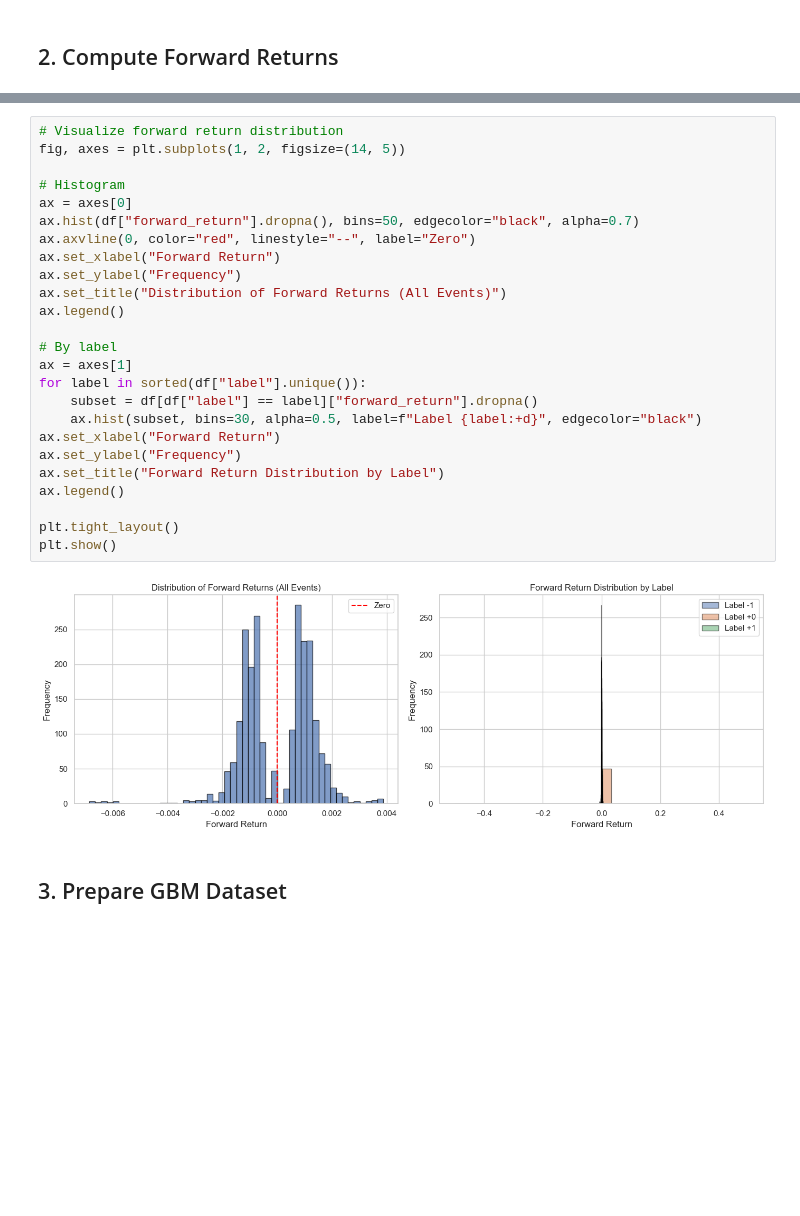
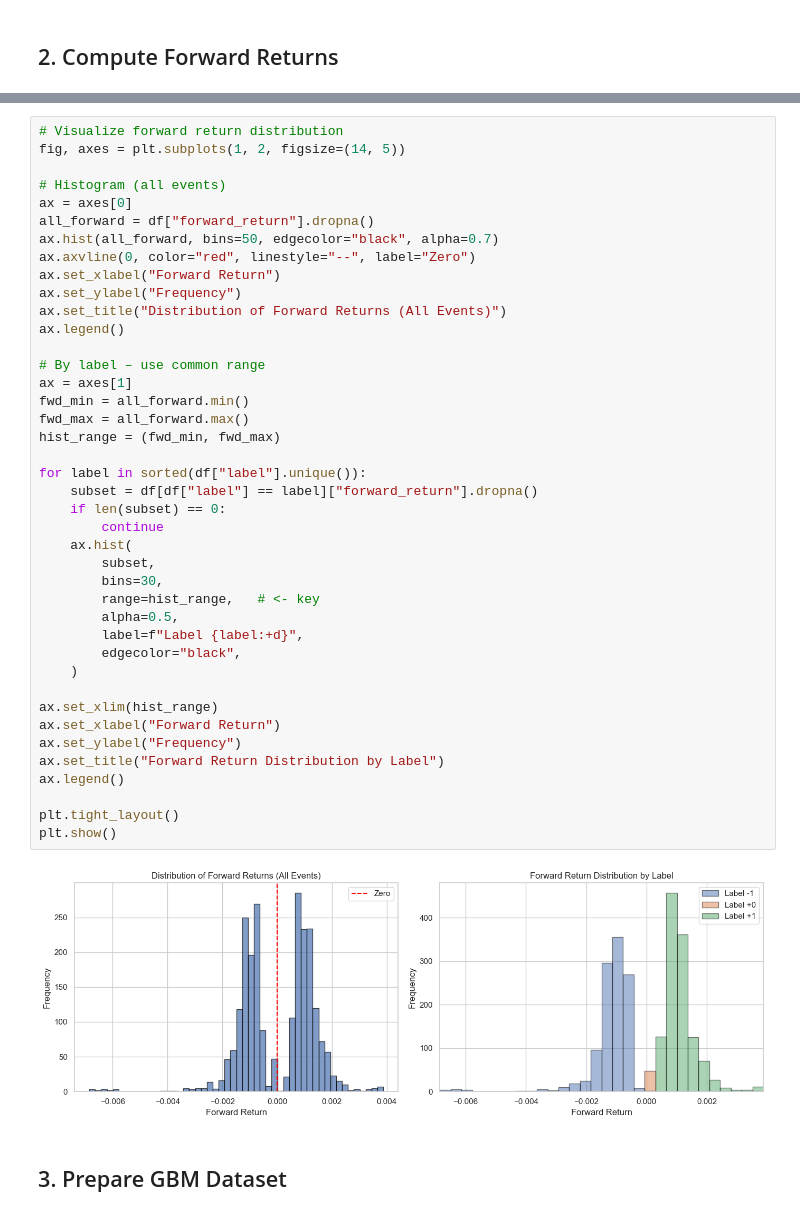
Before and after one commit to dman4703/cs4641-131-project, a Jupyter notebook: notebooks/gbm.ipynb, the cells around one changed output, grey strips where cells are left out. Saved outputs shown, nothing was run; the diff lists cells and outputs as text; blank space fills up the shorter version.

```diff
--- a/notebooks/gbm.ipynb
+++ b/notebooks/gbm.ipynb
@@ -124,30 +124,46 @@ Name: forward_return, dtype: float64
 # %%
 # Visualize forward return distribution
 fig, axes = plt.subplots(1, 2, figsize=(14, 5))
 
-# Histogram
+# Histogram (all events)
 ax = axes[0]
-ax.hist(df["forward_return"].dropna(), bins=50, edgecolor="black", alpha=0.7)
+all_forward = df["forward_return"].dropna()
+ax.hist(all_forward, bins=50, edgecolor="black", alpha=0.7)
 ax.axvline(0, color="red", linestyle="--", label="Zero")
 ax.set_xlabel("Forward Return")
 ax.set_ylabel("Frequency")
 ax.set_title("Distribution of Forward Returns (All Events)")
 ax.legend()
 
-# By label
+# By label – use common range
 ax = axes[1]
+fwd_min = all_forward.min()
+fwd_max = all_forward.max()
+hist_range = (fwd_min, fwd_max)
+
 for label in sorted(df["label"].unique()):
     subset = df[df["label"] == label]["forward_return"].dropna()
-    ax.hist(subset, bins=30, alpha=0.5, label=f"Label {label:+d}", edgecolor="black")
+    if len(subset) == 0:
+        continue
+    ax.hist(
+        subset,
+        bins=30,
+        range=hist_range,   # <- key
+        alpha=0.5,
+        label=f"Label {label:+d}",
+        edgecolor="black",
+    )
+
+ax.set_xlim(hist_range)
 ax.set_xlabel("Forward Return")
 ax.set_ylabel("Frequency")
 ax.set_title("Forward Return Distribution by Label")
 ax.legend()
 
 plt.tight_layout()
 plt.show()
 # %% [output]
-[figure, old version]
+[figure, new version]
 # %% [markdown]
 ## 3. Prepare GBM Dataset
 # %%
```
Also changed, not shown: parts of 2 cells of this notebook, 11 other files.
